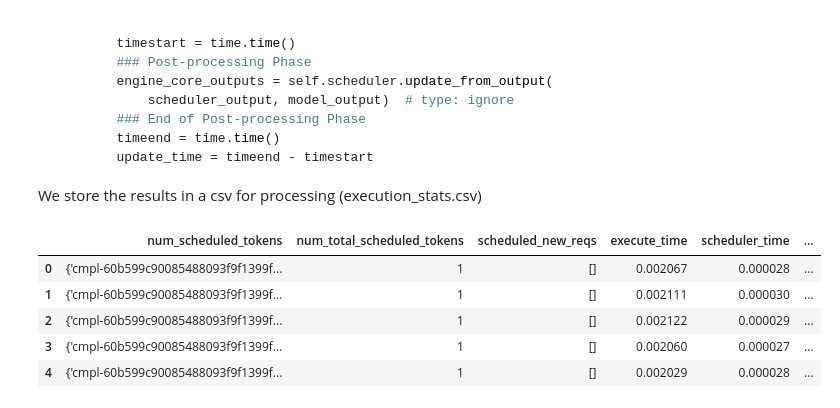
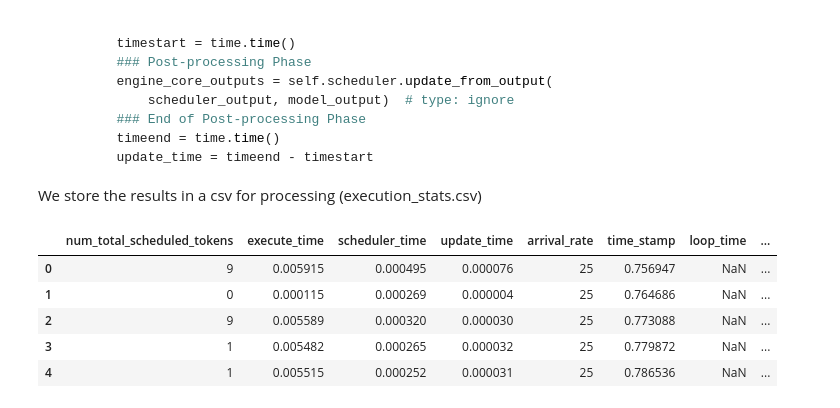
Before and after one commit to inference-sim/pytools, a Jupyter notebook: experiments/step_time_analysis.ipynb, the cells around one changed output. Cells and saved outputs as stored; diff of their text form; code cells hidden in the pictures.

```diff
--- a/experiments/step_time_analysis.ipynb
+++ b/experiments/step_time_analysis.ipynb
@@ -36,14 +36,18 @@ We store the results in a csv for processing (execution_stats.csv)
 # %%
 # load csv in pandas
 import pandas as pd
+from utils import parse_csv, format_data, concatenate_dataframes # found in utils.py
 
-file_path = 'execution_stats.csv'
-df = pd.read_csv(file_path)
+path1 = 'profiling/train'
+
+# # parse and concat all dataframes
+df = concatenate_dataframes(path1)
+df = format_data(df)
 df.head()
 # %% [output]
-|  | num_scheduled_tokens | num_total_scheduled_tokens | scheduled_new_reqs | execute_time | scheduler_time | ... |
-| 0 | {'cmpl-60b599c90085488093f9f1399f... | 1 | [] | 0.002067 | 0.000028 | ... |
-| 1 | {'cmpl-60b599c90085488093f9f1399f... | 1 | [] | 0.002111 | 0.000030 | ... |
-| 2 | {'cmpl-60b599c90085488093f9f1399f... | 1 | [] | 0.002122 | 0.000029 | ... |
-| 3 | {'cmpl-60b599c90085488093f9f1399f... | 1 | [] | 0.002060 | 0.000027 | ... |
-| 4 | {'cmpl-60b599c90085488093f9f1399f... | 1 | [] | 0.002029 | 0.000028 | ... |
+|  | num_total_scheduled_tokens | execute_time | scheduler_time | update_time | arrival_rate | time_stamp | loop_time | ... |
+| 0 | 9 | 0.005915 | 0.000495 | 0.000076 | 25 | 0.756947 | NaN | ... |
+| 1 | 0 | 0.000115 | 0.000269 | 0.000004 | 25 | 0.764686 | NaN | ... |
+| 2 | 9 | 0.005589 | 0.000320 | 0.000030 | 25 | 0.773088 | NaN | ... |
+| 3 | 1 | 0.005482 | 0.000265 | 0.000032 | 25 | 0.779872 | NaN | ... |
+| 4 | 1 | 0.005515 | 0.000252 | 0.000031 | 25 | 0.786536 | NaN | ... |
```
Also changed, not shown: parts of 6 cells of this notebook, 4 other files.
